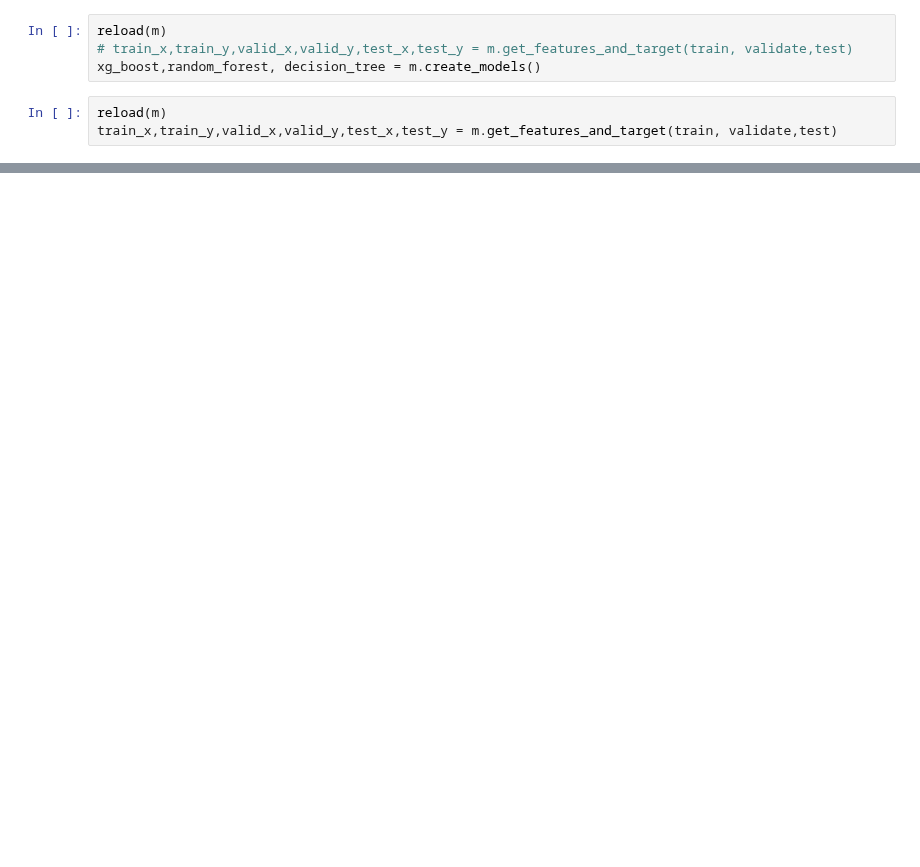
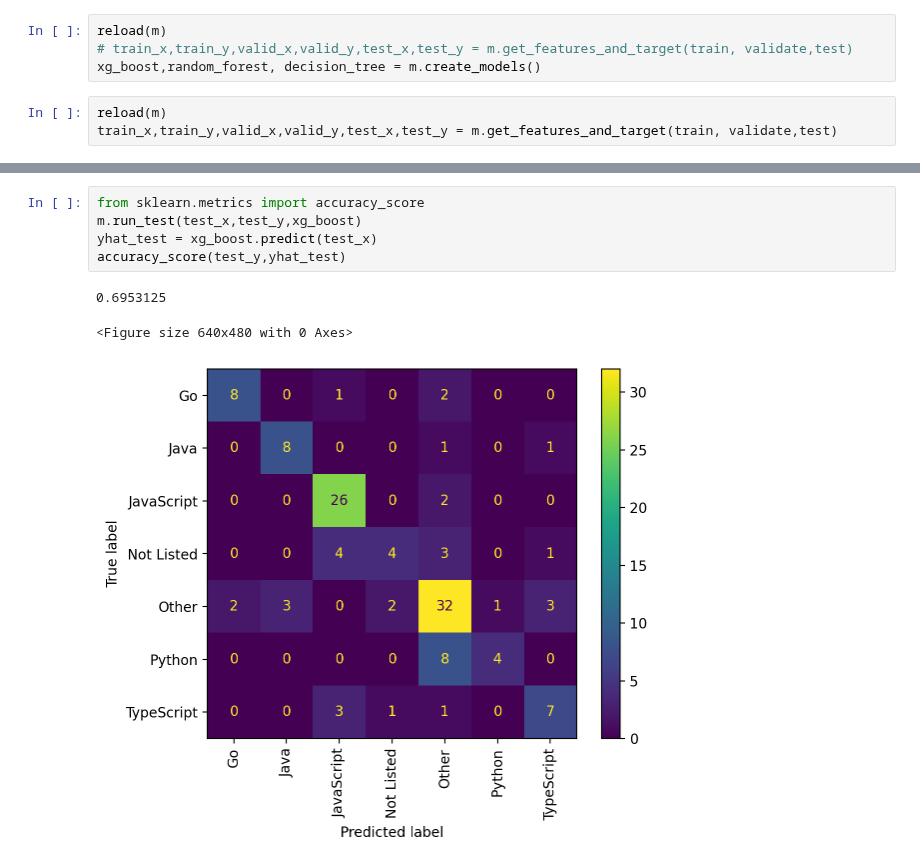
Before and after one commit to L-G-B-Team/nlp-project, a Jupyter notebook: testing_stuff.ipynb, the cells around one changed output, grey strips where cells are left out. Cells and saved outputs as stored; diff of their text form; blank space fills up the shorter version.

```diff
--- a/testing_stuff.ipynb
+++ b/testing_stuff.ipynb
@@ -38,0 +40,9 @@ KeyboardInterrupt:
+# %%
+from sklearn.metrics import accuracy_score
+m.run_test(test_x,test_y,xg_boost)
+yhat_test = xg_boost.predict(test_x)
+accuracy_score(test_y,yhat_test)
+# %% [output]
+0.6953125
+<Figure size 640x480 with 0 Axes>
+[figure, added]
```
Also changed, not shown: parts of 3 cells of this notebook, 1 other file.
